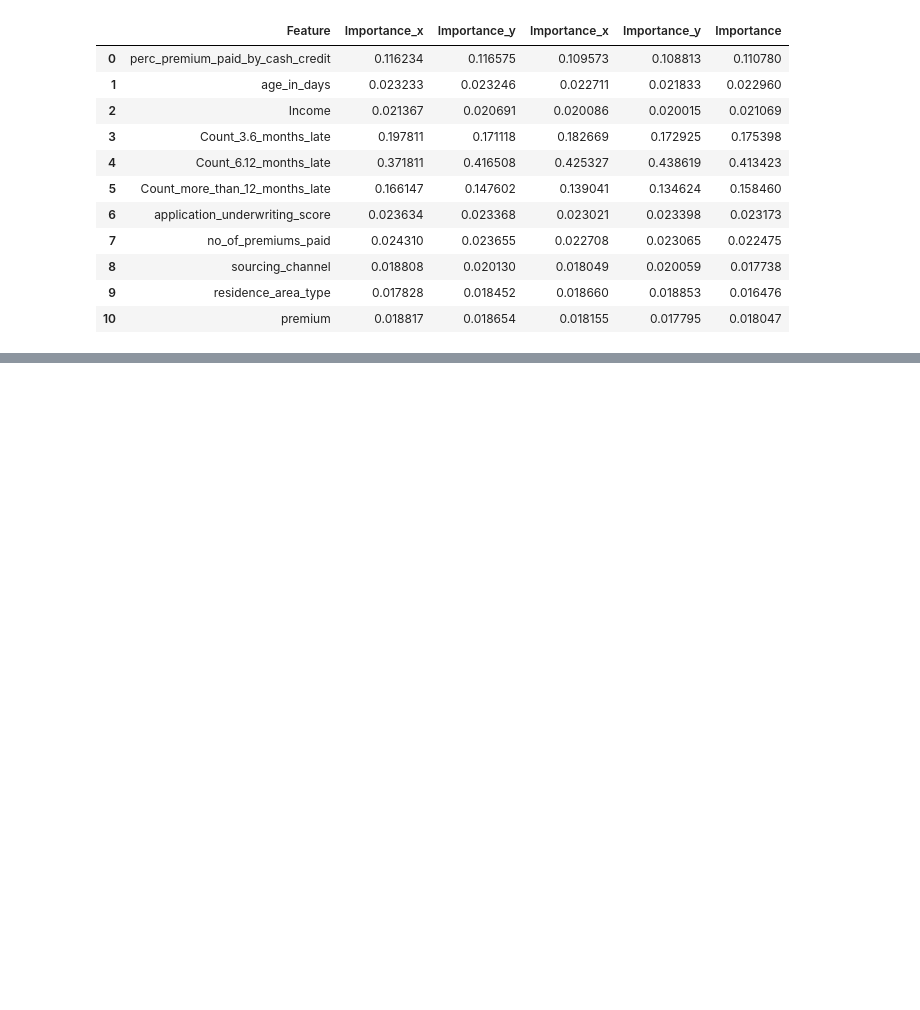
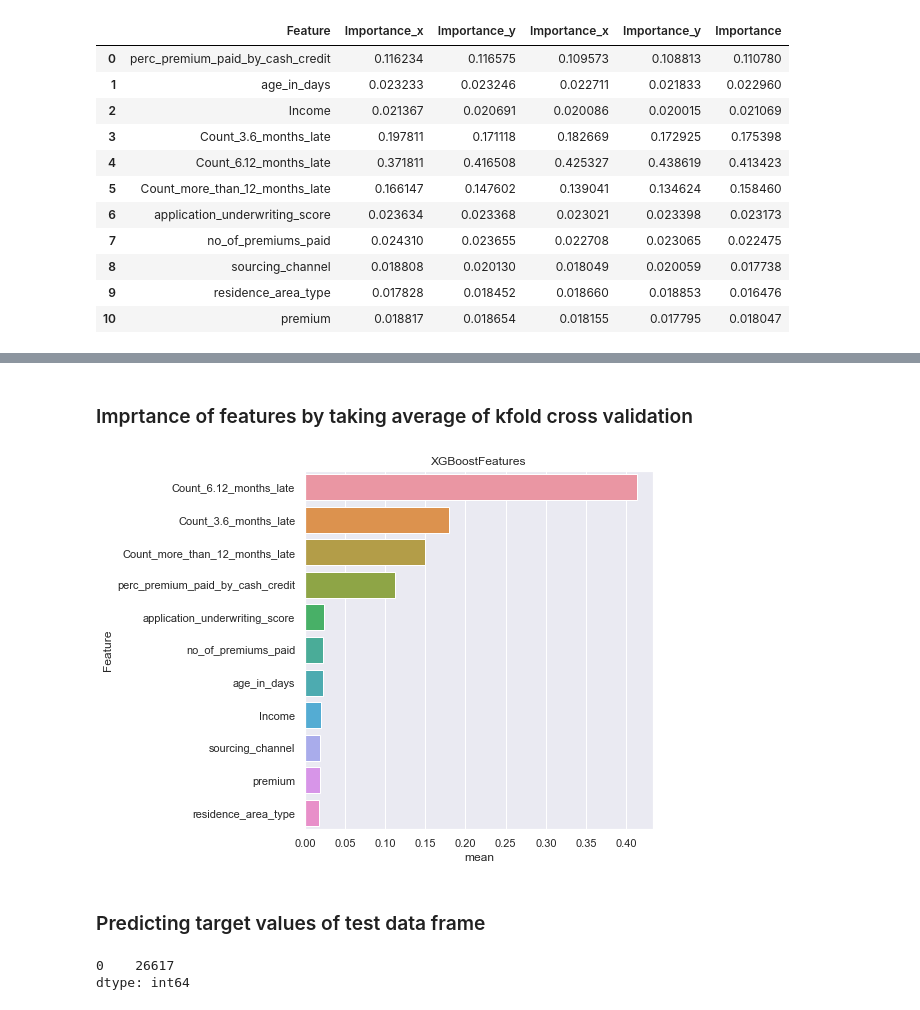
Before and after one commit to ErfanEbrahimiBazaz/boosting_methods_insurance_dataset, a Jupyter notebook: insurance_churn_analysis.ipynb, the cells around one changed output, grey strips where cells are left out. Drawn from its saved outputs; the diff is of its cells as text; code cells hidden in the pictures; blank space fills up the shorter version.

```diff
--- a/insurance_churn_analysis.ipynb
+++ b/insurance_churn_analysis.ipynb
@@ -353,0 +358,4 @@ importance[0].merge(importance[1], )
+# %%
+tmp_df['mean'] = tmp_df.mean(axis=1)
+tmp_df
+# tmp_df.groupby('Feature').mean()
@@ -353,0 +392,13 @@ importance[0].merge(importance[1], )
+# %% [markdown]
+### Imprtance of features by taking average of kfold cross validation
+# %%
+plt.figure(figsize=(8, 6))
+sns.set(font_scale = 1)
+sns.barplot(x="mean", y="Feature", data=tmp_df.sort_values(by="mean", ascending=False))
+plt.title('XGBoostFeatures')
+plt.tight_layout()
+plt.show()
+# %% [output]
+[figure, added]
+# %% [markdown]
+### Predicting target values of test data frame
@@ -353,0 +409,5 @@ importance[0].merge(importance[1], )
+# %%
+df_target_xgb.count()
+# %% [output]
+0    26617
+dtype: int64
```
Also changed, not shown: parts of 27 cells of this notebook, 1 other file.
